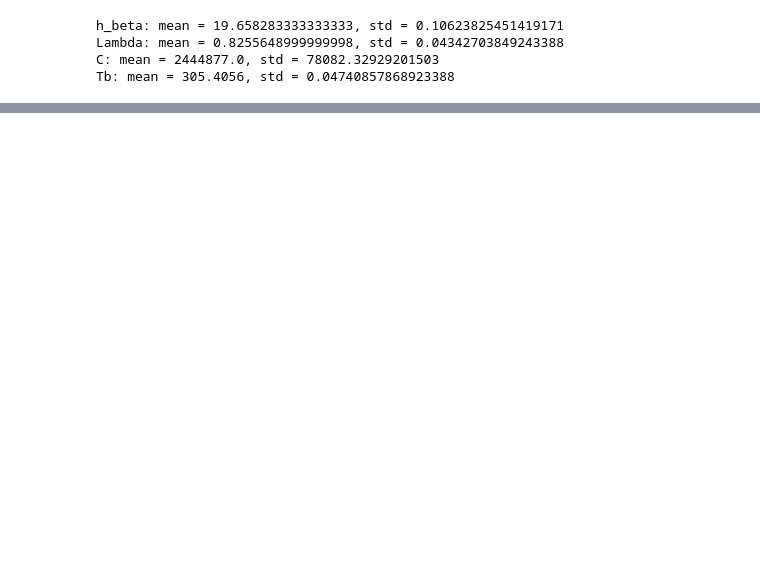
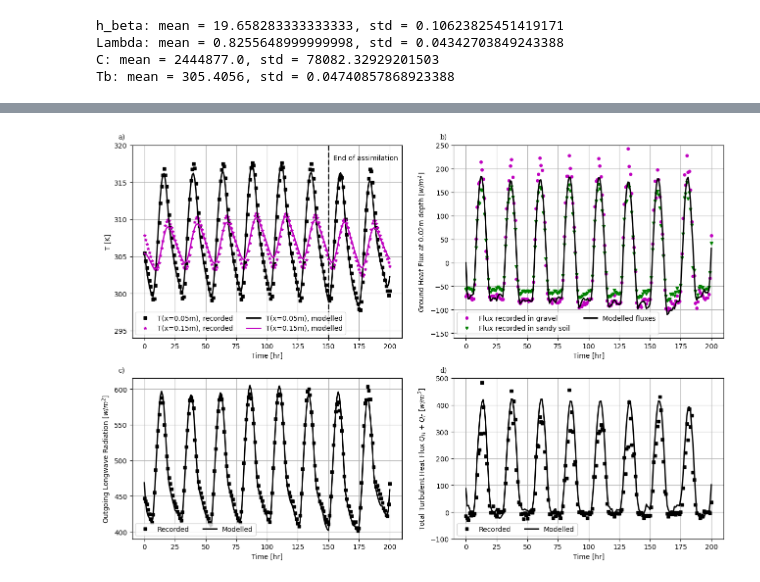
Before and after one commit to RuiyueH/Solving-LSM-with-Neural-Physics, a Jupyter notebook: Inverse model_West Phoenix/West Phoenix_graphs.ipynb, the cells around one changed output, grey strips where cells are left out. Drawn from its saved outputs; the diff is of its cells as text; code cells hidden in the pictures; blank space fills up the shorter version.

```diff
--- a/Inverse model_West Phoenix/West Phoenix_graphs.ipynb
+++ b/Inverse model_West Phoenix/West Phoenix_graphs.ipynb
@@ -15,7 +15,7 @@ from matplotlib.transforms import ScaledTranslation
 ds_era5_corrected = xr.open_dataset('US-WestPhoenix_era5_corrected_v1.nc')
 ds_cleanobs = xr.open_dataset('US-WestPhoenix_clean_observations_v1.nc')
 # %%
-Nt = 150
+Nt = 150+50
 no_periods = Nt+1
 daterange_UTC = pd.date_range("2012-05-01 07:00:00", freq="1h", periods=no_periods)
 #local standard time = -7 UTC
@@ -305,0 +238,67 @@ fig.savefig("finaloutput.png")
+# %%
+fig,ax = plt.subplots(2,2,figsize=(13,9),gridspec_kw={'height_ratios': [1.2, 1]})
+
+ax[0,0].plot(time/hour,target_T5,'ks',markersize=4,linewidth=1.0,label='T(x=0.05m), recorded')
+ax[0,0].plot(time/hour,target_T15,'m*',markersize=4,linewidth=1.0,label='T(x=0.15m), recorded')
+ax[0,0].plot(time/hour,output[0,:].detach().numpy(),'k',linewidth=2.0,label='T(x=0.05m), modelled')
+ax[0,0].plot(time/hour,output[1,:].detach().numpy(),'m',linewidth=2.0,label='T(x=0.15m), modelled')
+ax[0,0].axvline(x = 150, color = 'k', linestyle = '--', linewidth = 2.0)
+textstr = 'End of assimilation'
+ax[0,0].text(154, 318, textstr, fontsize='medium', color='k')
+ax[0,0].legend(loc="lower left", ncol = 2)
+ax[0,0].set_ylim([294,320])
+ax[0,0].set_xlabel('Time [hr]')
+ax[0,0].set_ylabel('T [K]')
+ax[0,0].text(
+        0.0, 1.0, 'a)', transform=(
+            ax[0,0].transAxes + ScaledTranslation(-20/72, +7/72, fig.dpi_scale_trans)),
+        fontsize='medium', va='bottom', fontfamily='serif')
+ax[0,0].grid()
+################
+Qg_output = Lambda_ex*dTdx_array[0,:].detach().numpy()
+Qg_recorded_1 = np.array(df2['shf_Avg'][0::2])
+Qg_recorded_2 = np.array(df2['shf_2_Avg'][0::2])
+ax[0,1].set_ylim([-160,250])
+#plt.plot(time/hour,Qg,linewidth = '2.0',label='SEB residual of recorded fluxes')
+ax[0,1].plot(time/hour,Qg_recorded_1,'om',markersize=4,linewidth = '1.0',label='Flux recorded in gravel')
+ax[0,1].plot(time/hour,Qg_recorded_2,'vg',markersize=4,linewidth = '1.0',label='Flux recorded in sandy soil')
+ax[0,1].plot(time/hour,Qg_output,'k',linewidth = '2.0',label='Modelled fluxes')
+ax[0,1].text(
+        0.0, 1.0, 'b)', transform=(
+            ax[0,1].transAxes + ScaledTranslation(-20/72, +7/72, fig.dpi_scale_trans)),
+        fontsize='medium', va='bottom', fontfamily='serif')
+ax[0,1].set_ylabel(r'Ground Heat Flux at 0.02m depth [$w/m^2$]')
+ax[0,1].set_xlabel('Time [hr]')
+ax[0,1].legend(loc="lower left", ncol = 2)
+ax[0,1].grid()
+################
+ax[1,0].plot(time/hour,L_up_array,'sk',markersize=4,linewidth=1.0,label = 'Measured flux')
+ax[1,0].plot(time/hour,epsilon*sigma*Ts_array.detach().numpy()[0,:]**4,'k',linewidth=2.0,label = 'Modelled flux')
+
+ax[1,0].text(
+        0.0, 1.0, 'c)', transform=(
+            ax[1,0].transAxes + ScaledTranslation(-20/72, +7/72, fig.dpi_scale_trans)),
+        fontsize='medium', va='bottom', fontfamily='serif')
+ax[1,0].set_ylabel(r'Outgoing Longwave Radiation [$w/m^2$]')
+#ax[1,0].set_ylim([375,625])
+ax[1,0].grid()
+ax[1,0].set_xlabel('Time [hr]')
+ax[1,0].legend(['Recorded','Modelled'],loc="lower left",ncol=2)
+################
+ax[1,1].plot(time/hour,QE_array+QH_array,'sk',markersize=4,linewidth=1.0,label = 'Analysis data')
+ax[1,1].plot(time/hour,h_beta_ex*(Ts_array.detach().numpy()[0,:]-Ta_array.detach().numpy()),'k',linewidth=2.0,label = 'Modelled flux')
+
+ax[1,1].text(
+        0.0, 1.0, 'd)', transform=(
+            ax[1,1].transAxes + ScaledTranslation(-20/72, +7/72, fig.dpi_scale_trans)),
+        fontsize='medium', va='bottom', fontfamily='serif')
+ax[1,1].set_ylabel(r'Total Turbulent Heat Flux $Q_H$ + $Q_E$ [$w/m^2$]')
+ax[1,1].set_xlabel('Time [hr]')
+ax[1,1].set_ylim([-100,500])
+ax[1,1].grid()
+ax[1,1].legend(['Recorded','Modelled'],loc="lower left",ncol=2)
+
+fig.tight_layout()
+fig.savefig("finaloutput.png")
+# %% [output]
+[figure, added]
```
Also changed, not shown: parts of 3 cells of this notebook, 4 other files.
